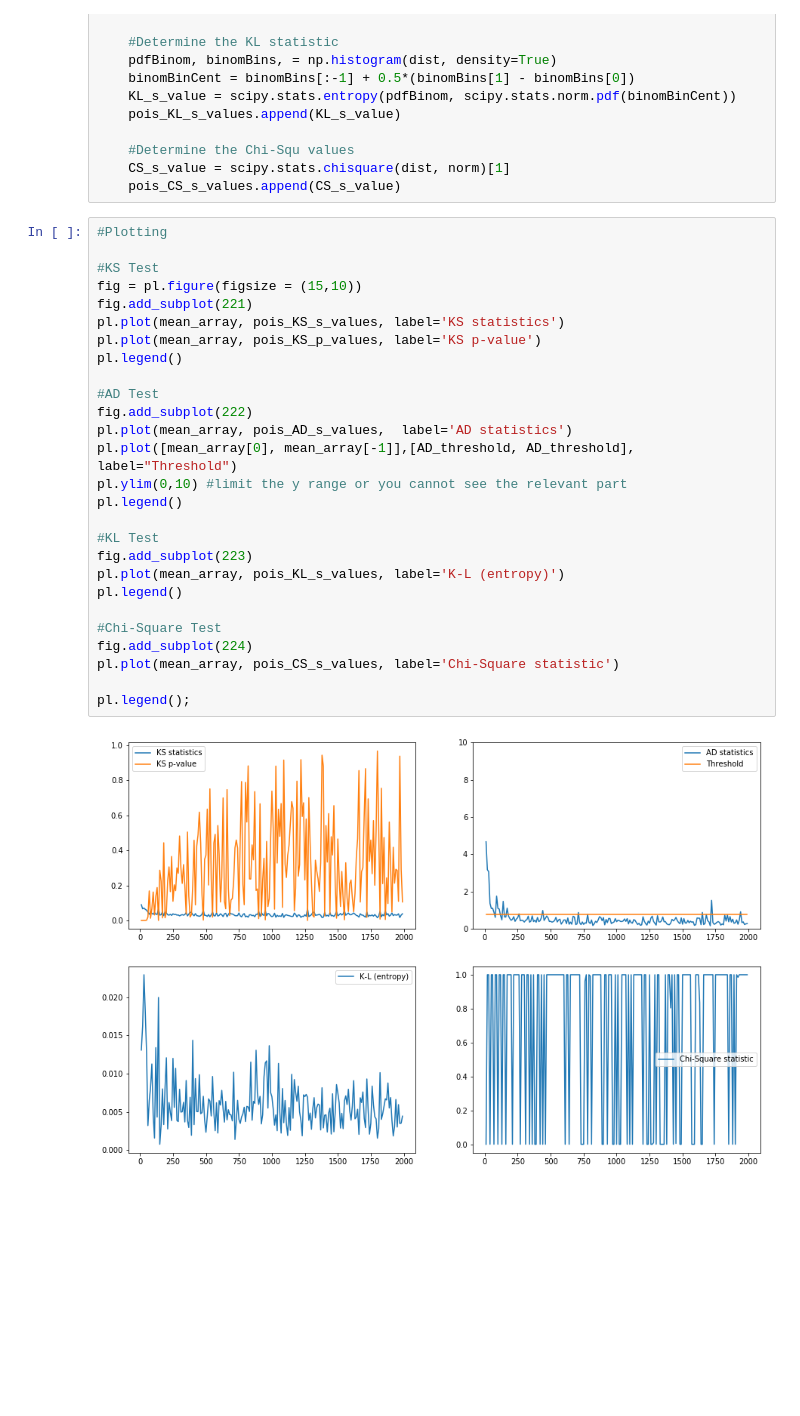
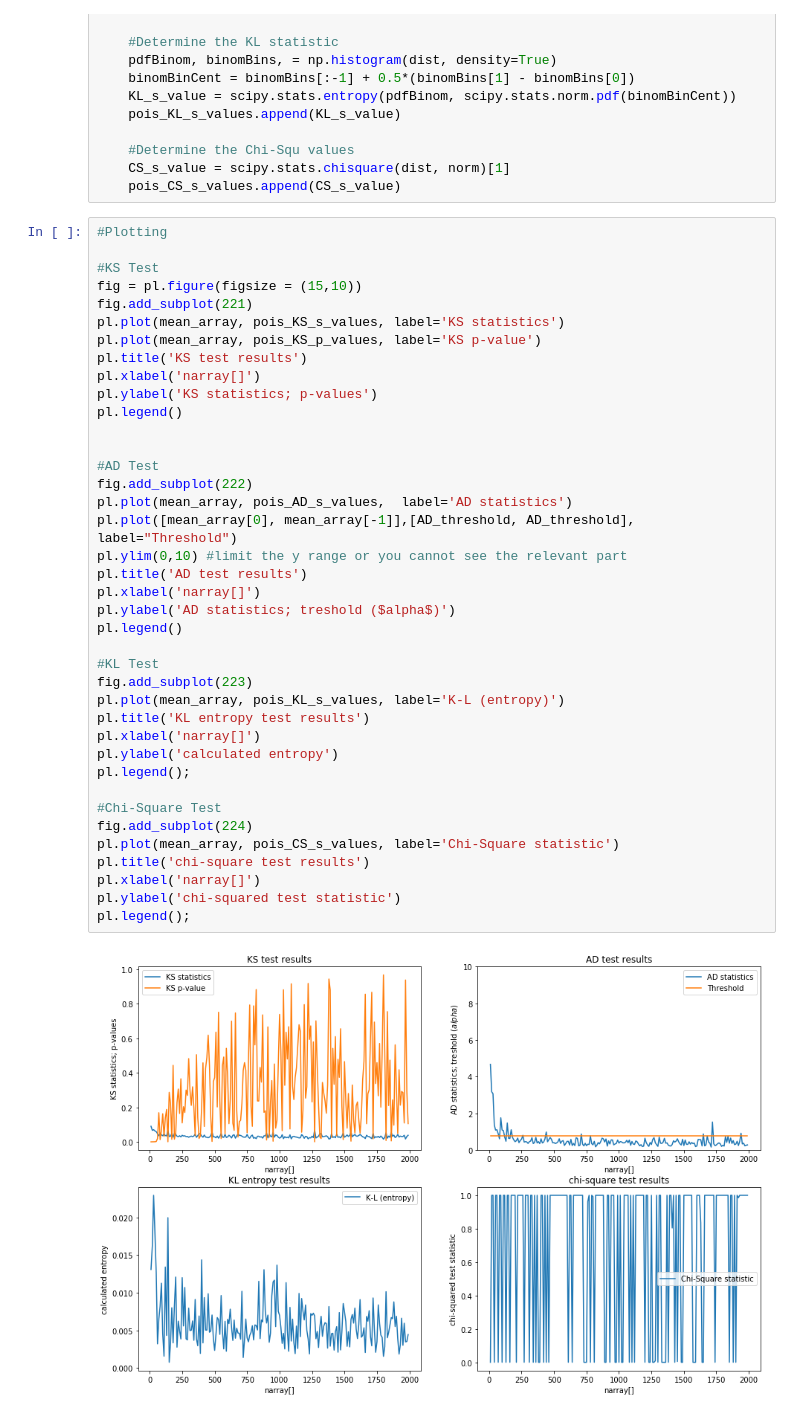
Before and after one commit to charlie-moffett/PUI2017_cm4698, a Jupyter notebook: HW5_cm4698/Assignment2.ipynb, the cells around one changed output. Saved outputs shown, nothing was run; the diff lists cells and outputs as text; blank space fills up the shorter version.

```diff
--- a/HW5_cm4698/Assignment2.ipynb
+++ b/HW5_cm4698/Assignment2.ipynb
@@ -176,32 +171,44 @@ for i,n in enumerate(mean_array):
 # %%
 #Plotting
 
 #KS Test
 fig = pl.figure(figsize = (15,10))
 fig.add_subplot(221)
 pl.plot(mean_array, pois_KS_s_values, label='KS statistics')
 pl.plot(mean_array, pois_KS_p_values, label='KS p-value')
+pl.title('KS test results')
+pl.xlabel('narray[]')
+pl.ylabel('KS statistics; p-values')
 pl.legend()
+
 
 #AD Test
 fig.add_subplot(222)
 pl.plot(mean_array, pois_AD_s_values,  label='AD statistics')
 pl.plot([mean_array[0], mean_array[-1]],[AD_threshold, AD_threshold], label="Threshold")
 pl.ylim(0,10) #limit the y range or you cannot see the relevant part
+pl.title('AD test results')
+pl.xlabel('narray[]')
+pl.ylabel('AD statistics; treshold ($alpha$)')
 pl.legend()
 
 #KL Test
 fig.add_subplot(223)
 pl.plot(mean_array, pois_KL_s_values, label='K-L (entropy)')
-pl.legend()
+pl.title('KL entropy test results')
+pl.xlabel('narray[]')
+pl.ylabel('calculated entropy')
+pl.legend();
 
 #Chi-Square Test
 fig.add_subplot(224)
 pl.plot(mean_array, pois_CS_s_values, label='Chi-Square statistic')
-
+pl.title('chi-square test results')
+pl.xlabel('narray[]')
+pl.ylabel('chi-squared test statistic')
 pl.legend();
 # %% [output]
-[figure, old version]
+[figure, new version]
 # %% [markdown]
 ### Increased Lambda Results Discussion
 
```
Also changed, not shown: parts of 4 cells of this notebook.
